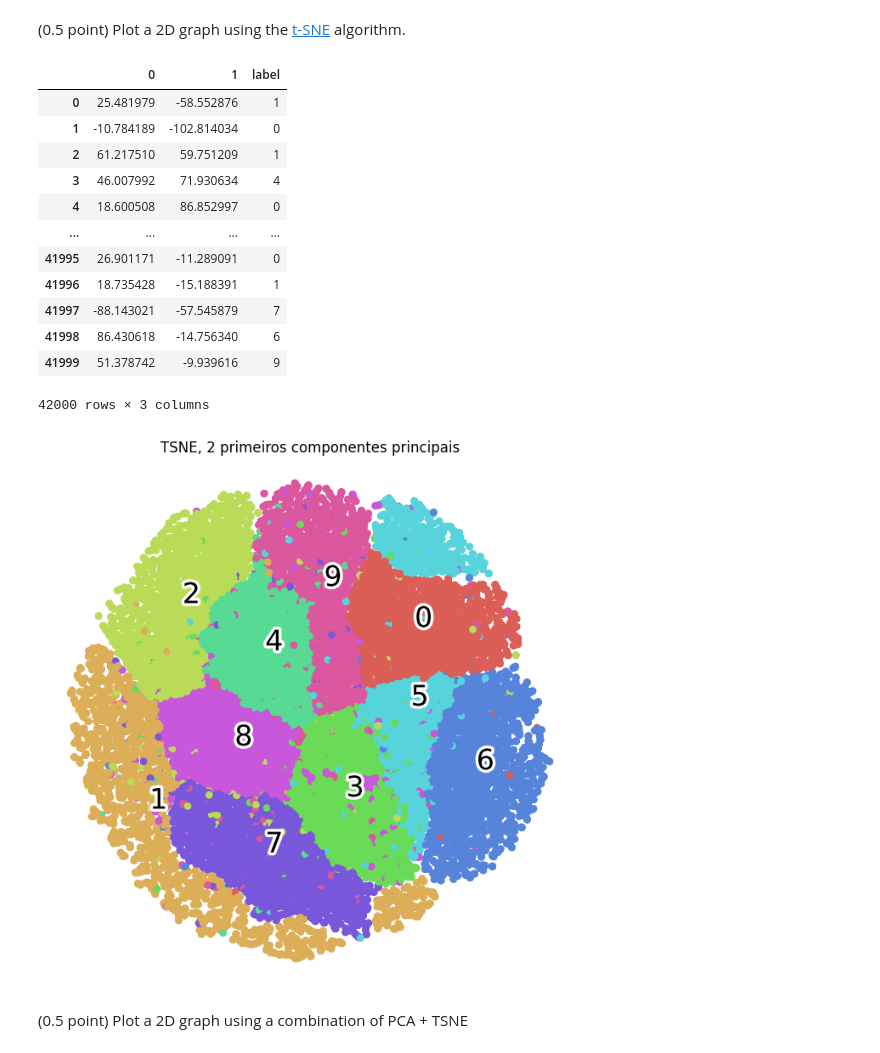
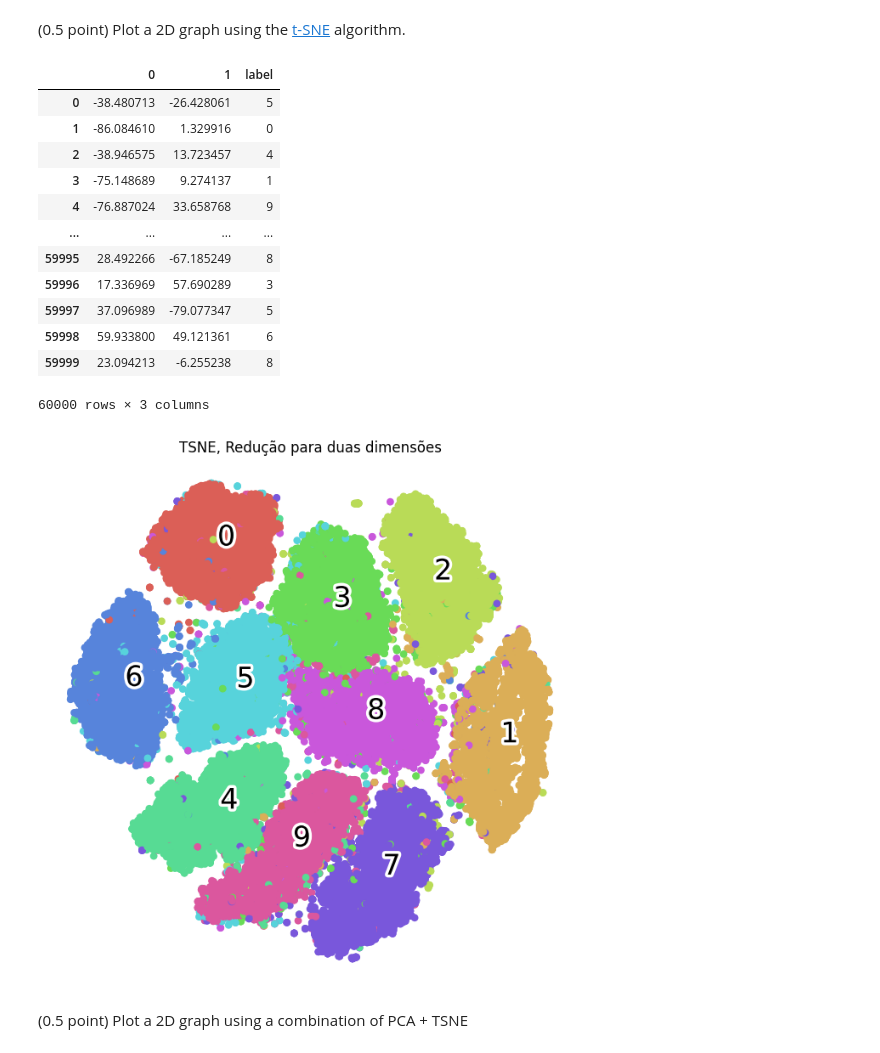
Before and after one commit to GabrielBG0/MLPR-Unicamp, a Jupyter notebook: T3/T3_Unsupervised_Learning.ipynb, the cells around one changed output. Drawn from its saved outputs; the diff is of its cells as text; code cells hidden in the pictures.

```diff
--- a/T3/T3_Unsupervised_Learning.ipynb
+++ b/T3/T3_Unsupervised_Learning.ipynb
@@ -59,0 +61,9 @@ for i, ax in enumerate(axes.flat):
+# %%
+from sklearn.preprocessing import normalize
+
+X = df.drop('label', axis='columns')
+y = df['label']
+
+X = normalize(X)
+
+X
@@ -135,7 +150,7 @@ plt.show()
 # TODO: T-distributed Stochastic Neighbor Embedding (t-SNE)
 from sklearn.manifold import TSNE
 
-tsne = TSNE(n_components=2, learning_rate='auto', init='random', perplexity=3)
+tsne = TSNE(n_components=2, n_jobs=-1, random_state=1234)
 
 reducted = tsne.fit_transform(X)
 
@@ -146,23 +161,23 @@ reduced_df["label"] = y
 reduced_df
 # %% [output]
 |  | 0 | 1 | label |
-| 0 | 25.481979 | -58.552876 | 1 |
-| 1 | -10.784189 | -102.814034 | 0 |
-| 2 | 61.217510 | 59.751209 | 1 |
-| 3 | 46.007992 | 71.930634 | 4 |
-| 4 | 18.600508 | 86.852997 | 0 |
+| 0 | -38.480713 | -26.428061 | 5 |
+| 1 | -86.084610 | 1.329916 | 0 |
+| 2 | -38.946575 | 13.723457 | 4 |
+| 3 | -75.148689 | 9.274137 | 1 |
+| 4 | -76.887024 | 33.658768 | 9 |
 | ... | ... | ... | ... |
-| 41995 | 26.901171 | -11.289091 | 0 |
-| 41996 | 18.735428 | -15.188391 | 1 |
-| 41997 | -88.143021 | -57.545879 | 7 |
-| 41998 | 86.430618 | -14.756340 | 6 |
-| 41999 | 51.378742 | -9.939616 | 9 |
+| 59995 | 28.492266 | -67.185249 | 8 |
+| 59996 | 17.336969 | 57.690289 | 3 |
+| 59997 | 37.096989 | -79.077347 | 5 |
+| 59998 | 59.933800 | 49.121361 | 6 |
+| 59999 | 23.094213 | -6.255238 | 8 |
-42000 rows × 3 columns
+60000 rows × 3 columns
 # %%
 scatter(reducted, y)
-plt.title('TSNE, 2 primeiros componentes principais')
+plt.title('TSNE, Redução para duas dimensões')
 plt.show()
 # %% [output]
-[figure, old version]
+[figure, new version]
 # %% [markdown]
 (0.5 point) Plot a 2D graph using a combination of PCA + TSNE
```
Also changed, not shown: parts of 43 cells of this notebook.
